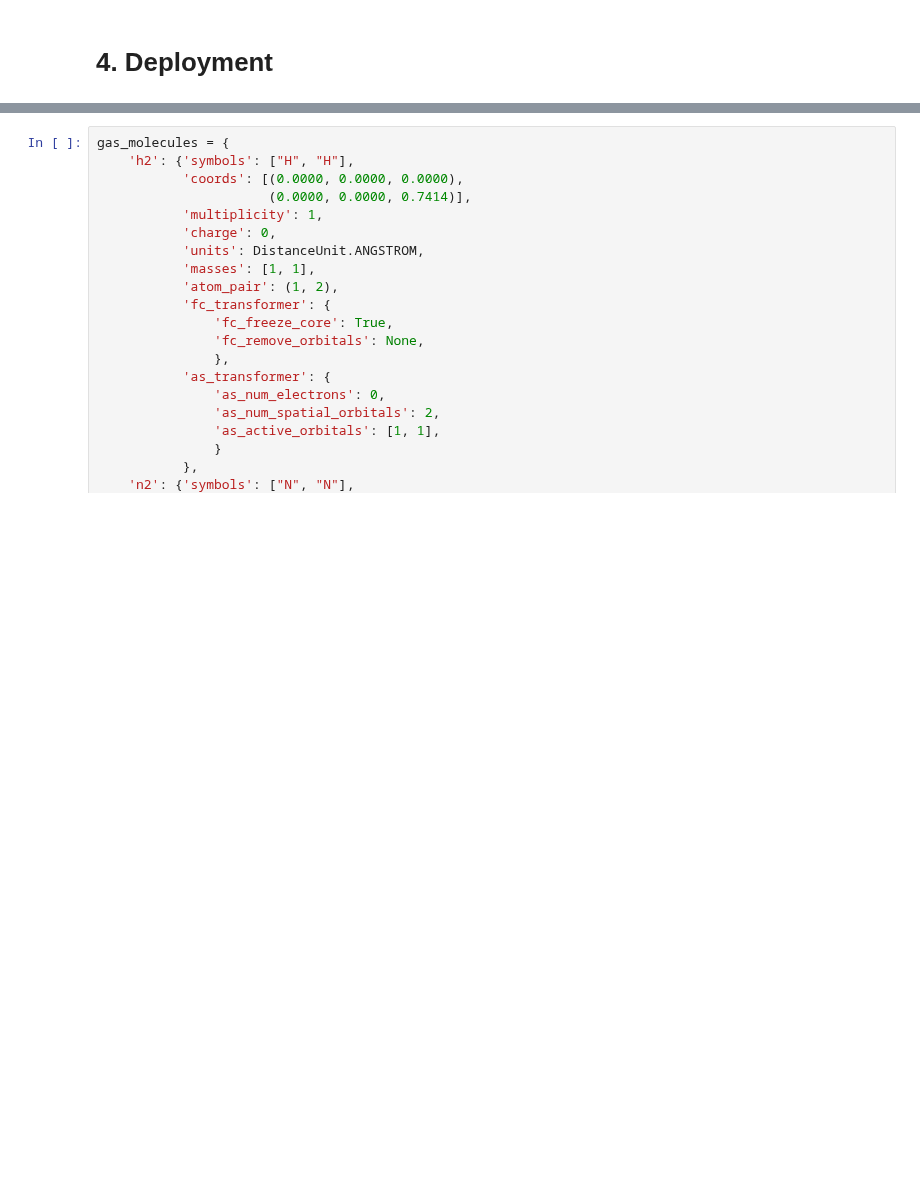
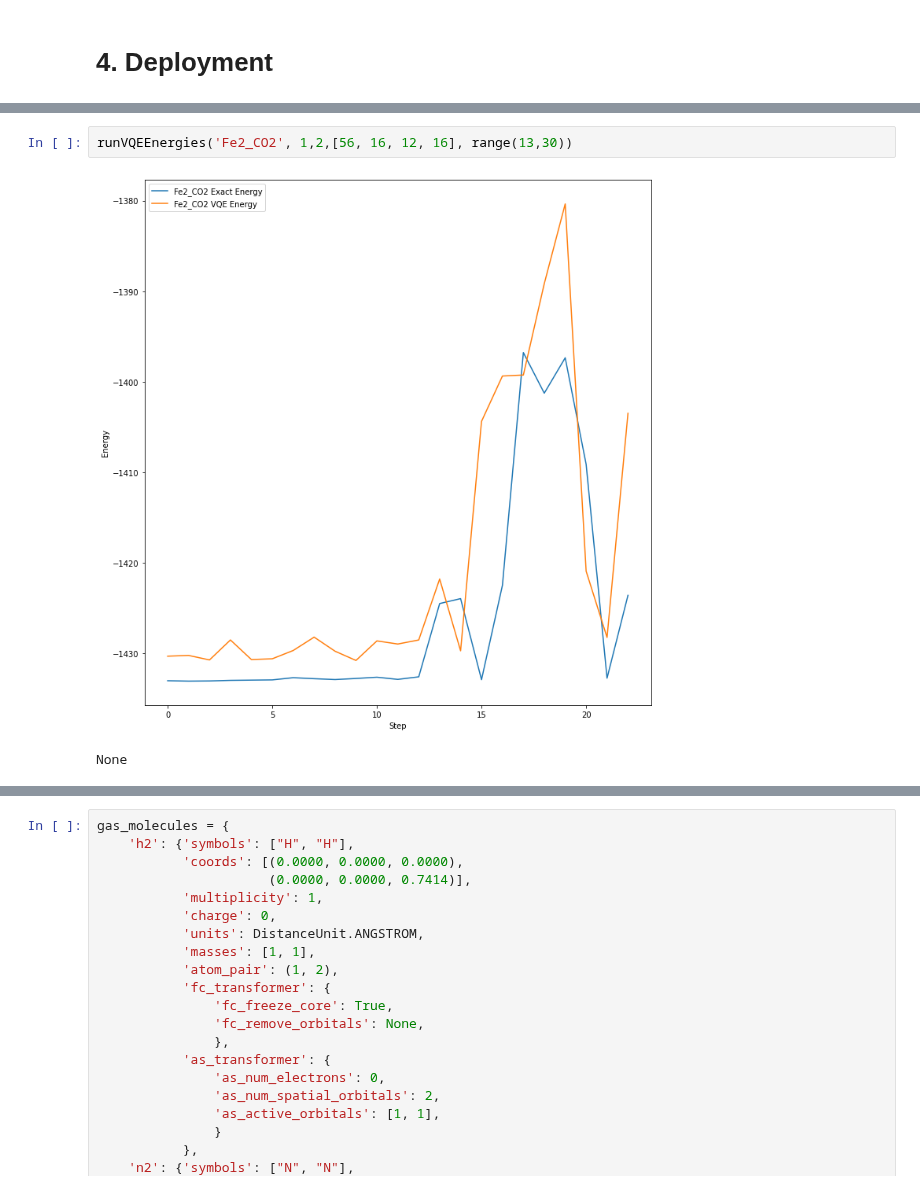
Before and after one commit to buttercutter/quantum-climate-challenge-2023, a Jupyter notebook: notebooks/deloitte_2023_quantux.ipynb, the cells around one changed output, grey strips where cells are left out. Drawn from its saved outputs; the diff is of its cells as text; blank space fills up the shorter version.

```diff
--- a/notebooks/deloitte_2023_quantux.ipynb
+++ b/notebooks/deloitte_2023_quantux.ipynb
@@ -891,0 +1178,5 @@ JordanWignerMapper|FreezeCore|SPSA|vqe_fake_runtime_noiseless|gses: === GROUND S
+# %%
+runVQEEnergies('Fe2_CO2', 1,2,[56, 16, 12, 16], range(13,30))
+# %% [output]
+[figure, added]
+None
```
Also changed, not shown: parts of 23 cells of this notebook.
